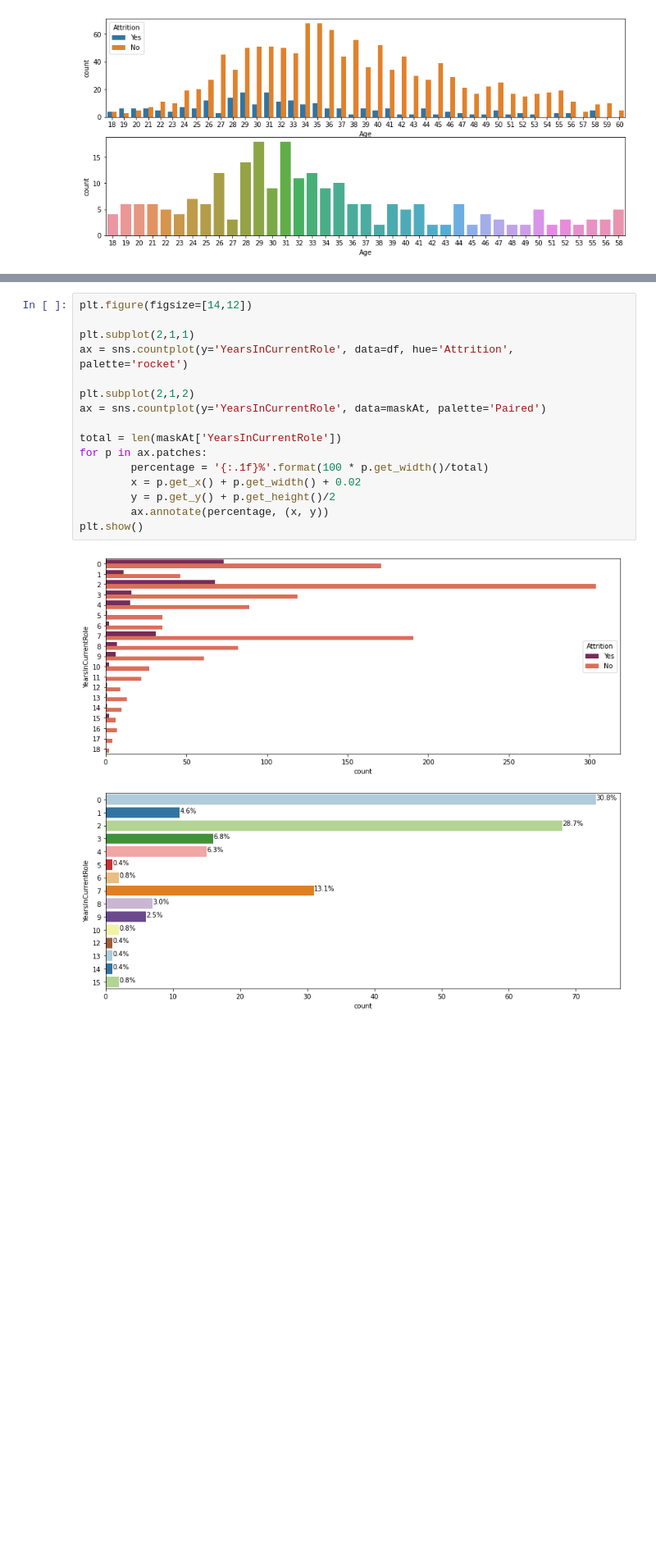
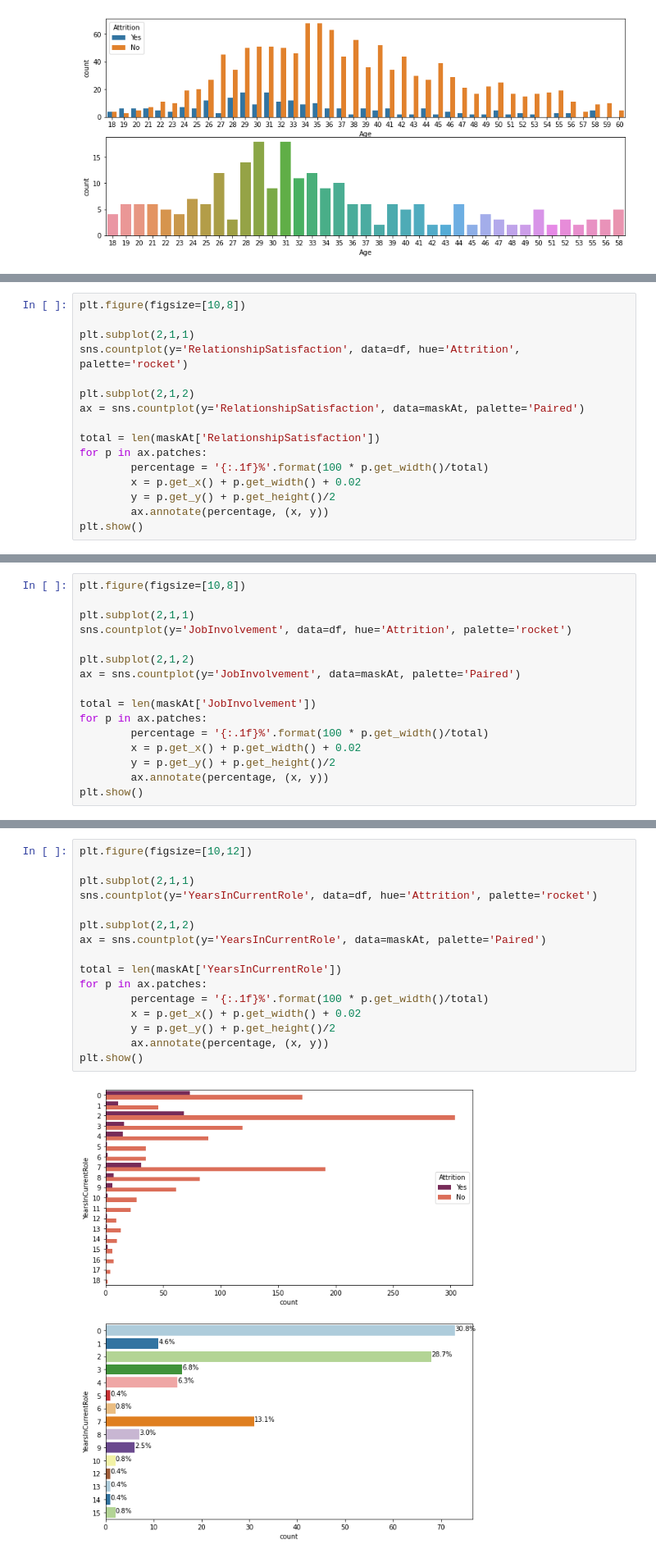
Before and after one commit to gabrielalastra/HR_Analysis, a Jupyter notebook: AttritionRateAnalysis.ipynb, the cells around one changed output, grey strips where cells are left out. Shown at 82% size. Cells and saved outputs as stored; diff of their text form; blank space fills up the shorter version.

```diff
--- a/AttritionRateAnalysis.ipynb
+++ b/AttritionRateAnalysis.ipynb
@@ -132,0 +205,16 @@ plt.show()
+# %%
+plt.figure(figsize=[10,8])
+
+plt.subplot(2,1,1)
+sns.countplot(y='RelationshipSatisfaction', data=df, hue='Attrition', palette='rocket')
+
+plt.subplot(2,1,2)
+ax = sns.countplot(y='RelationshipSatisfaction', data=maskAt, palette='Paired')
+
+total = len(maskAt['RelationshipSatisfaction'])
+for p in ax.patches:
+        percentage = '{:.1f}%'.format(100 * p.get_width()/total)
+        x = p.get_x() + p.get_width() + 0.02
+        y = p.get_y() + p.get_height()/2
+        ax.annotate(percentage, (x, y))
+plt.show()
@@ -132,0 +223,16 @@ plt.show()
+# %%
+plt.figure(figsize=[10,8])
+
+plt.subplot(2,1,1)
+sns.countplot(y='JobInvolvement', data=df, hue='Attrition', palette='rocket')
+
+plt.subplot(2,1,2)
+ax = sns.countplot(y='JobInvolvement', data=maskAt, palette='Paired')
+
+total = len(maskAt['JobInvolvement'])
+for p in ax.patches:
+        percentage = '{:.1f}%'.format(100 * p.get_width()/total)
+        x = p.get_x() + p.get_width() + 0.02
+        y = p.get_y() + p.get_height()/2
+        ax.annotate(percentage, (x, y))
+plt.show()
@@ -133,19 +330,19 @@ plt.show()
 # %%
-plt.figure(figsize=[14,12])
+plt.figure(figsize=[10,12])
 
 plt.subplot(2,1,1)
-ax = sns.countplot(y='YearsInCurrentRole', data=df, hue='Attrition', palette='rocket')
+sns.countplot(y='YearsInCurrentRole', data=df, hue='Attrition', palette='rocket')
 
 plt.subplot(2,1,2)
 ax = sns.countplot(y='YearsInCurrentRole', data=maskAt, palette='Paired')
 
 total = len(maskAt['YearsInCurrentRole'])
 for p in ax.patches:
         percentage = '{:.1f}%'.format(100 * p.get_width()/total)
         x = p.get_x() + p.get_width() + 0.02
         y = p.get_y() + p.get_height()/2
         ax.annotate(percentage, (x, y))
 plt.show()
 # %% [output]
-[figure, old version]
+[figure, new version]
 # %%
```
Also changed, not shown: parts of 46 cells of this notebook.
